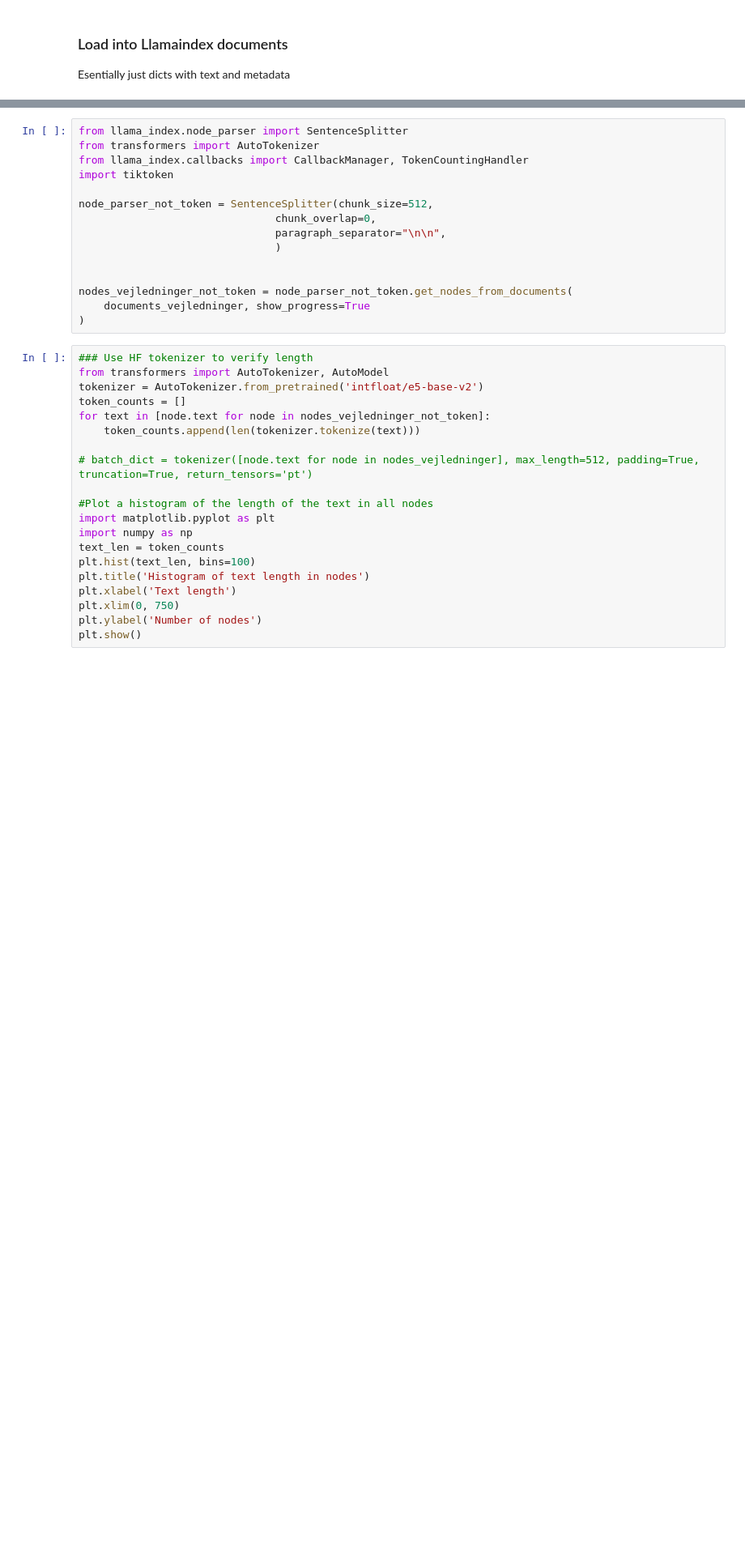
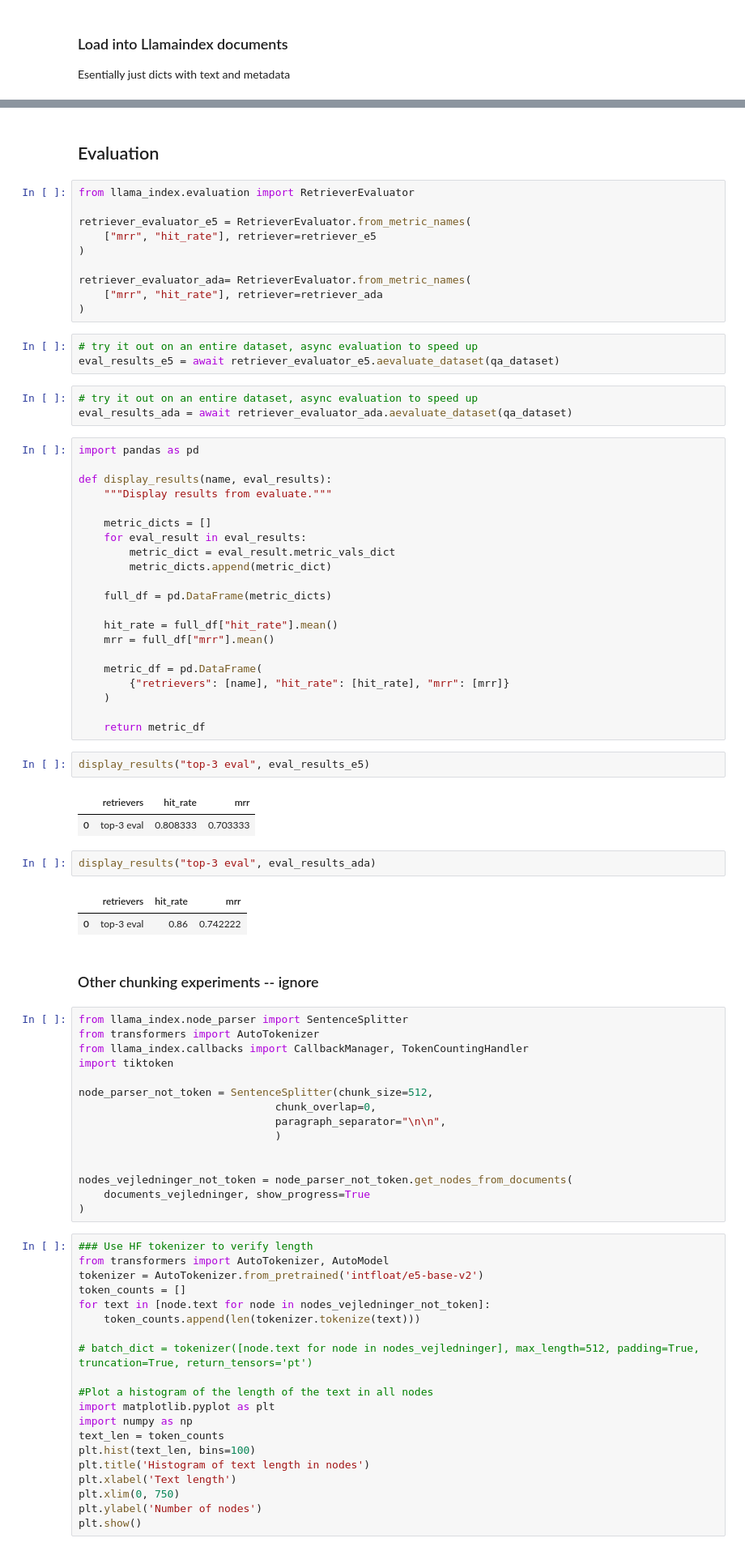
Before and after one commit to jalkestrup/llama_playground, a Jupyter notebook: 06_QA_gen_eval.ipynb, the cells around one changed output, grey strips where cells are left out. Shown at 81% size. Drawn from its saved outputs; the diff is of its cells as text; blank space fills up the shorter version.

```diff
--- a/06_QA_gen_eval.ipynb
+++ b/06_QA_gen_eval.ipynb
@@ -109,3 +332,54 @@ Mie Skovbæk Mortensen
+# %% [markdown]
+## Evaluation
+# %%
+from llama_index.evaluation import RetrieverEvaluator
+
+retriever_evaluator_e5 = RetrieverEvaluator.from_metric_names(
+    ["mrr", "hit_rate"], retriever=retriever_e5
+)
+
+retriever_evaluator_ada= RetrieverEvaluator.from_metric_names(
+    ["mrr", "hit_rate"], retriever=retriever_ada
+)
+# %%
+# try it out on an entire dataset, async evaluation to speed up
+eval_results_e5 = await retriever_evaluator_e5.aevaluate_dataset(qa_dataset)
+# %%
+# try it out on an entire dataset, async evaluation to speed up
+eval_results_ada = await retriever_evaluator_ada.aevaluate_dataset(qa_dataset)
+# %%
+import pandas as pd
+
+def display_results(name, eval_results):
+    """Display results from evaluate."""
+
+    metric_dicts = []
+    for eval_result in eval_results:
+        metric_dict = eval_result.metric_vals_dict
+        metric_dicts.append(metric_dict)
+
+    full_df = pd.DataFrame(metric_dicts)
+
+    hit_rate = full_df["hit_rate"].mean()
+    mrr = full_df["mrr"].mean()
+
+    metric_df = pd.DataFrame(
+        {"retrievers": [name], "hit_rate": [hit_rate], "mrr": [mrr]}
+    )
+
+    return metric_df
+# %%
+display_results("top-3 eval", eval_results_e5)
+# %% [output]
+|  | retrievers | hit_rate | mrr |
+| 0 | top-3 eval | 0.808333 | 0.703333 |
+# %%
+display_results("top-3 eval", eval_results_ada)
+# %% [output]
+|  | retrievers | hit_rate | mrr |
+| 0 | top-3 eval | 0.86 | 0.742222 |
+# %% [markdown]
+### Other chunking experiments -- ignore
 # %%
 from llama_index.node_parser import SentenceSplitter
 from transformers import AutoTokenizer
```
Also changed, not shown: parts of 42 cells of this notebook.
